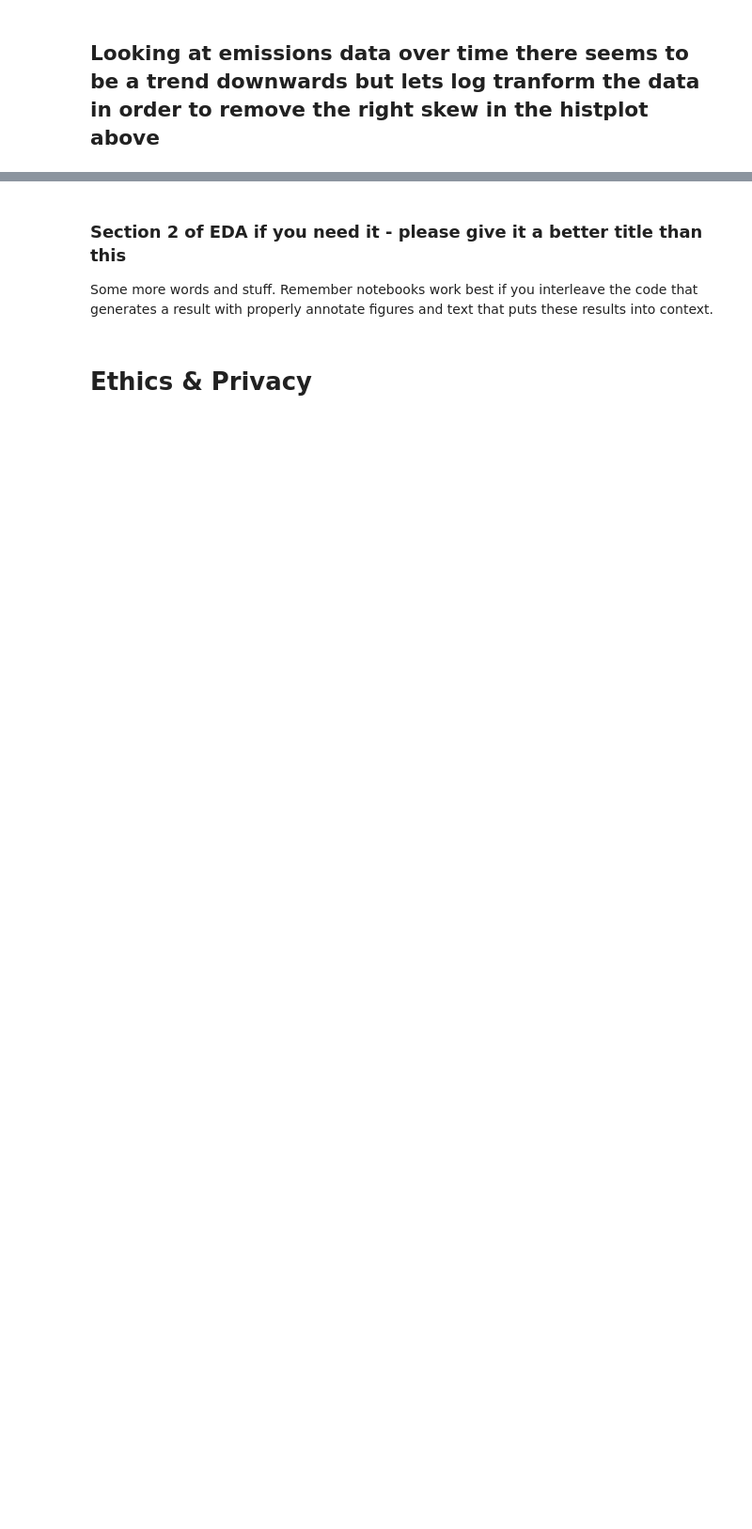
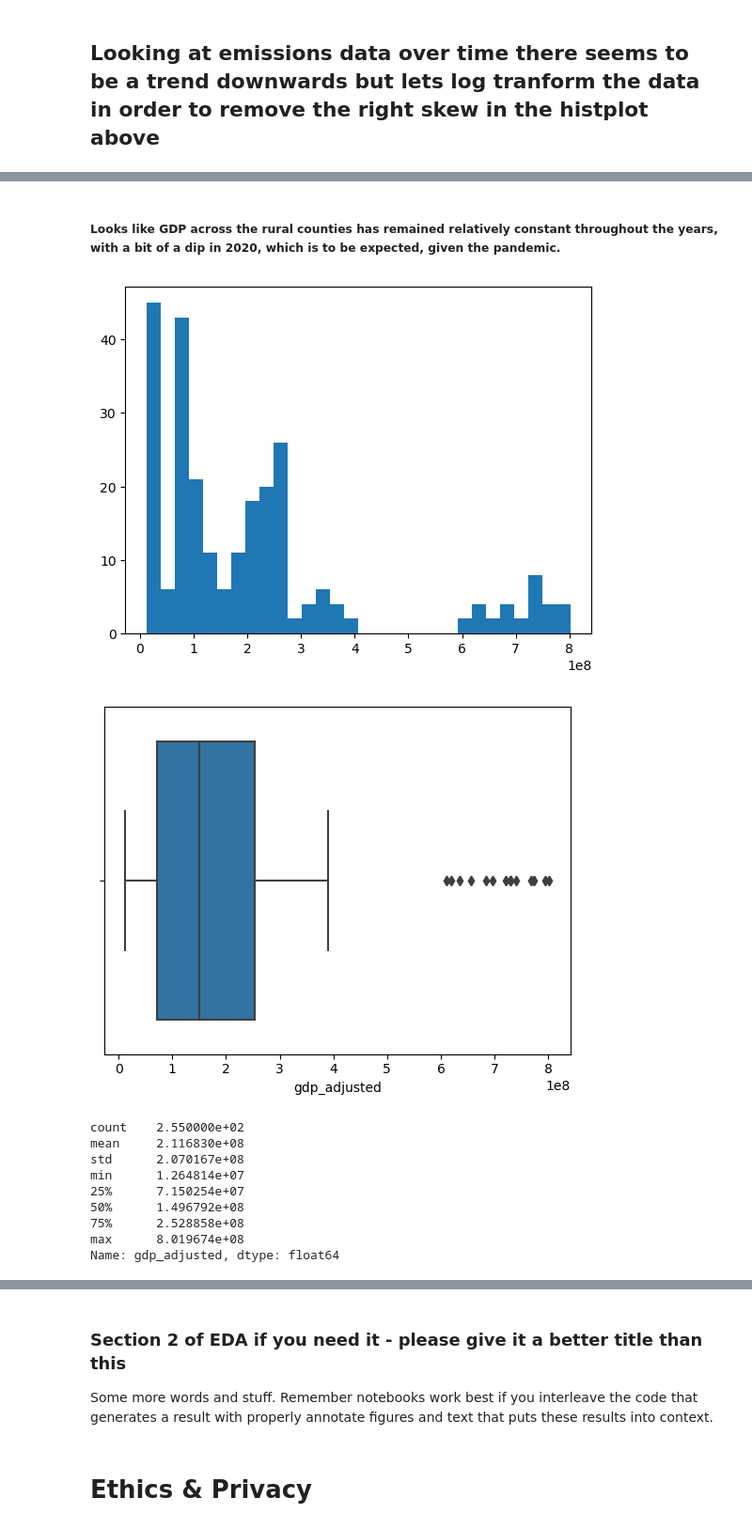
Before and after one commit to richardlaoo/Group131_DS_Analysis, a Jupyter notebook: EDACheckpoint_Group131_SP25.ipynb, the cells around one changed output, grey strips where cells are left out. Shown at 94% size. Drawn from its saved outputs; the diff is of its cells as text; code cells hidden in the pictures; blank space fills up the shorter version.

```diff
--- a/EDACheckpoint_Group131_SP25.ipynb
+++ b/EDACheckpoint_Group131_SP25.ipynb
@@ -1040,0 +1125,21 @@ See the caveats in the documentation: https://pandas.pydata.org/pandas-docs/stab
+# %% [markdown]
+##### Looks like GDP across the rural counties has remained relatively constant throughout the years, with a bit of a dip in 2020, which is to be expected, given the pandemic.
+# %%
+#plotting urban counties and GDP
+plt.hist(urban_df['gdp_adjusted'], bins=30)
+plt.show()
+sns.boxplot(x=urban_df['gdp_adjusted'])
+plt.show()
+urban_df['gdp_adjusted'].describe()
+# %% [output]
+[figure, added]
+[figure, added]
+count    2.550000e+02
+mean     2.116830e+08
+std      2.070167e+08
+min      1.264814e+07
+25%      7.150254e+07
+50%      1.496792e+08
+75%      2.528858e+08
+max      8.019674e+08
+Name: gdp_adjusted, dtype: float64
```
Also changed, not shown: parts of 17 cells of this notebook.
